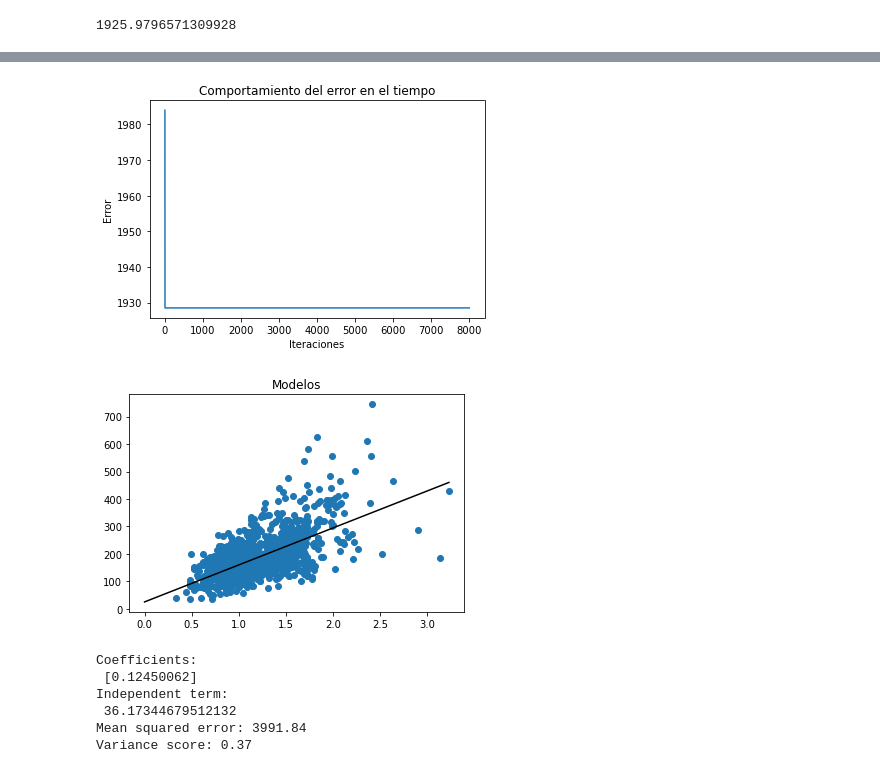
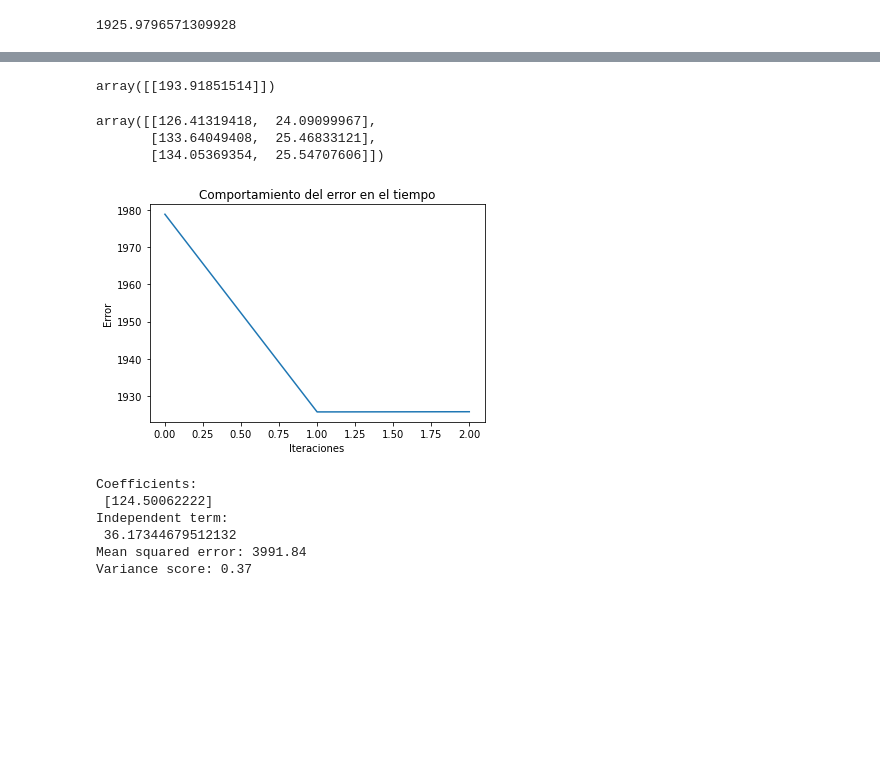
Before and after one commit to yalicar/proyecto_ADP, a Jupyter notebook: modelo.ipynb, the cells around one changed output, grey strips where cells are left out. Drawn from its saved outputs; the diff is of its cells as text; code cells hidden in the pictures; blank space fills up the shorter version.

Commit message:
Haciendo clase el codigo y agregando funciones de grafica

```diff
--- a/modelo.ipynb
+++ b/modelo.ipynb
@@ -47,8 +47,8 @@ print(funCosto(X_train,y_train,[[134],[25]]))
 def funGrad(x, y, theta):
     m=len(x)
     x_b=np.hstack([x,np.ones_like(x)])
-    b0_grad=np.sum((x_b.dot(theta) - y)) / (m)
-    b1_grad=np.sum(np.transpose((x_b.dot(theta) - y)) * (np.transpose(np.transpose(x_b)[1]))) / (m)
+    b0_grad=0.7*np.sum((x_b.dot(theta) - y)) / (m)
+    b1_grad=0.7*np.sum(np.transpose((x_b.dot(theta) - y_train)) * (np.transpose(np.transpose(x_b)[1]))) / (m)
     return b1_grad,b0_grad
-print(funGrad(X_train,y_train,[[134],[25]]))
+print(funGrad(X_train,y_train,[[0],[0]]))
 # %% [output]
@@ -55,0 +56,8 @@ print(funGrad(X_train,y_train,[[134],[25]]))
+# %%
+theta = [[0],[0]]
+x_b=np.hstack([X_train,np.ones_like(X_train)])
+m=len(X_train)
+α=0.7
+theta[0][0] = theta[0][0] - α * np.sum((x_b.dot(theta) - y_train)) / (m)
+theta[1][0] = theta[1][0] - α * np.sum(np.transpose((x_b.dot(theta) - y_train)) * (np.transpose(np.transpose(x_b)[1]))) / (m)
+print(theta)
@@ -74,13 +85,15 @@ def DescGrad(x, y, α, epochs):
 
     return theta,np.array(n_iter),np.array(hist_cost),np.array(hist_theta),np.array(hist_grad)
 # %%
-Betas_final, iter_hist,cost_hist, thetas_hist,grad_hist = DescGrad(X_train,y_train, α = 0.7, epochs = 8000)
+Betas_final, iter_hist,cost_hist, thetas_hist,grad_hist = DescGrad(X_train,y_train, α = 0.7, epochs = 3)
 # Betas_final , Son los b0, b1 que mejor resultado daran
 # iter_hist , Array con el historico de iteraciones realizadas
 # cost_hist, Array con el error para cada iteracion
 # thetas_hist, parametros del modelo b0, b1 actualzados en cada iteracion
 # grad_hist, Array con el gradiente del error para cada paramero b0,b1 para cada iteracion
+xw=(thetas_hist)
 print(thetas_hist[-1])
-print(grad_hist[-1])
-print(f'Error de la funcion de coto {cost_hist[-1]}')
+#print(grad_hist[-1])
+print(f'Error de la funcion de costo {cost_hist[-1]}')
+xw
 # %% [output]
@@ -98,10 +123,19 @@ def prediccion(x,thetas_hist):
     pred=x.dot(thetas_hist)
     return pred
 # %%
-pred_manual=prediccion(X_test,thetas_hist[-1:])[-1:]
+pred_manual=prediccion(X_test,thetas_hist[-1])[-1:]
 #print(thetas_hist[-1:]) # comprobacion del ultimo elemento del array
 #print((X_test[-1:]))
 #print((y_test[-1:]))
+pred_manual
+# %% [output]
+array([[193.91851514]])
+# %%
+thetas_hist
+# %% [output]
+array([[126.41319418,  24.09099967],
+       [133.64049408,  25.46833121],
+       [134.05369354,  25.54707606]])
 # %%
 # Funcion para graficar el error
 def plot_err(Iter,his_cost):
@@ -122,19 +156,18 @@ def plot_model(betas):
     plt.plot(pred_x, pred_y, "k")
 # %%
 plot_err(iter_hist,cost_hist)
-plot_model(Betas_final)
+#plot_model(Betas_final)
 # %% [output]
-[figure, old version]
+[figure, new version]
-[figure, removed]
 # %%
 from sklearn.model_selection import train_test_split
 #X_train, X_test, y_train, y_test = train_test_split(data_array[:,2],data_array[:,0],test_size=0.020,random_state=7)
 
 # Asignamos nuestra variable de entrada X para entrenamiento y las etiquetas Y.
 dataX =data_array[:,2].reshape(-1,1)
-X_train = np.array(dataX)
+X_train = np.array(dataX)/1000
 y_train = data_array[:,0]/1000
-X_test = np.array(dataX)
+X_test = np.array(dataX)/1000
 y_test = data_array[:,0]/1000
 # Creamos el objeto de Regresión Linear
 regr = linear_model.LinearRegression()
@@ -155,7 +188,7 @@ print("Mean squared error: %.2f" % mean_squared_error(y_train, y_pred))
 print('Variance score: %.2f' % r2_score(y_train, y_pred))
 # %% [output]
 Coefficients:
- [0.12450062]
+ [124.50062222]
 Independent term:
  36.17344679512132
 Mean squared error: 3991.84
```
Also changed, not shown: parts of 8 cells of this notebook, 3 other files.
